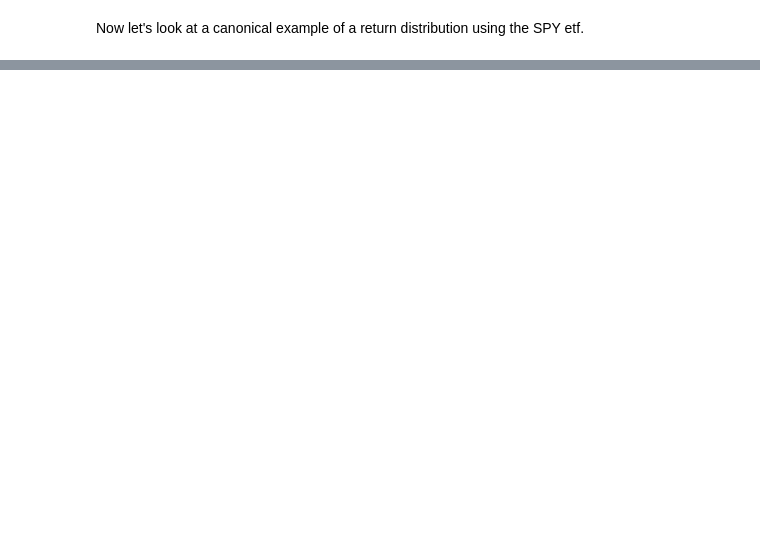
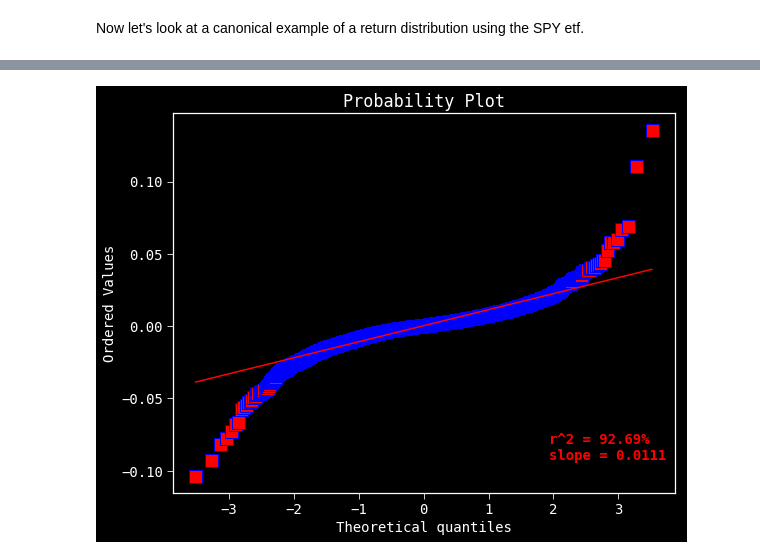
Before and after one commit to BlackArbsCEO/mixture_model_trading_public, a Jupyter notebook: notebooks/01. Motivation.ipynb, the cells around one changed output, grey strips where cells are left out. Saved outputs shown, nothing was run; the diff lists cells and outputs as text; code cells hidden in the pictures; blank space fills up the shorter version.

```diff
--- a/notebooks/01. Motivation.ipynb
+++ b/notebooks/01. Motivation.ipynb
@@ -220,0 +236,44 @@ g = (rs
+# %%
+def plot_qq(y, *args, **kwargs):
+    #if not isinstance(y, pd.Series):
+    #    y = pd.Series(y)
+
+    plt.style.use('dark_background')
+    plt.rcParams['font.family'] = 'dejavu sans mono'
+    pp = sm.ProbPlot(y, fit=True)
+    qq = pp.qqplot(marker='+', markersize=15, markerfacecolor=blue, markeredgecolor=blue, alpha=0.75)
+    sm.qqline(qq.axes[0], line='45', fmt='r--')
+    #plt.title('QQ Plot of Returns', fontsize=18, fontweight='demi')
+
+
+
+def quantile_plot(x, **kwargs):
+    #qntls, xr = stats.probplot(x, fit=True, plot=plt)
+    plt.rcParams['font.family'] = 'dejavu sans mono'
+    res = stats.probplot(x, fit=True, plot=plt)
+    _slope, _int, _r = res[-1]
+
+    ax = plt.gca()
+    ax.get_lines()[0].set_marker('s')
+    ax.get_lines()[0].set_markerfacecolor('r')
+    ax.get_lines()[0].set_markersize(13.0)
+    ax.get_children()[-2].set_fontsize(22.)
+
+    txkw = dict(size=14, fontweight='demi', color='r')
+    r2_tx = "r^2 = {:.2%}\nslope = {:.4f}".format(_r, _slope)
+
+    ymin, ymax = ax.get_ylim()
+    xmin, xmax = ax.get_xlim()
+    ax.text(0.5*xmax, .8*ymin, r2_tx, **txkw)
+    #plt.scatter(xr, qntls, **kwargs)
+
+    #xlim = np.linspace(xr.min(), xr.max())
+    #ylim = np.linspace(qntls.min(), qntls.max())
+    #plt.plot(xlim, ylim, 'r--', clip_on=True, scalex=False, scaley=False)
+
+
+#plot_qq(ex)
+ex = rs.SPY.loc['2005':]
+quantile_plot(ex)#.loc['2014'])#, marker='+')
+# %% [output]
+[figure, added]
```
Also changed, not shown: parts of 33 cells of this notebook, 3 other files.
